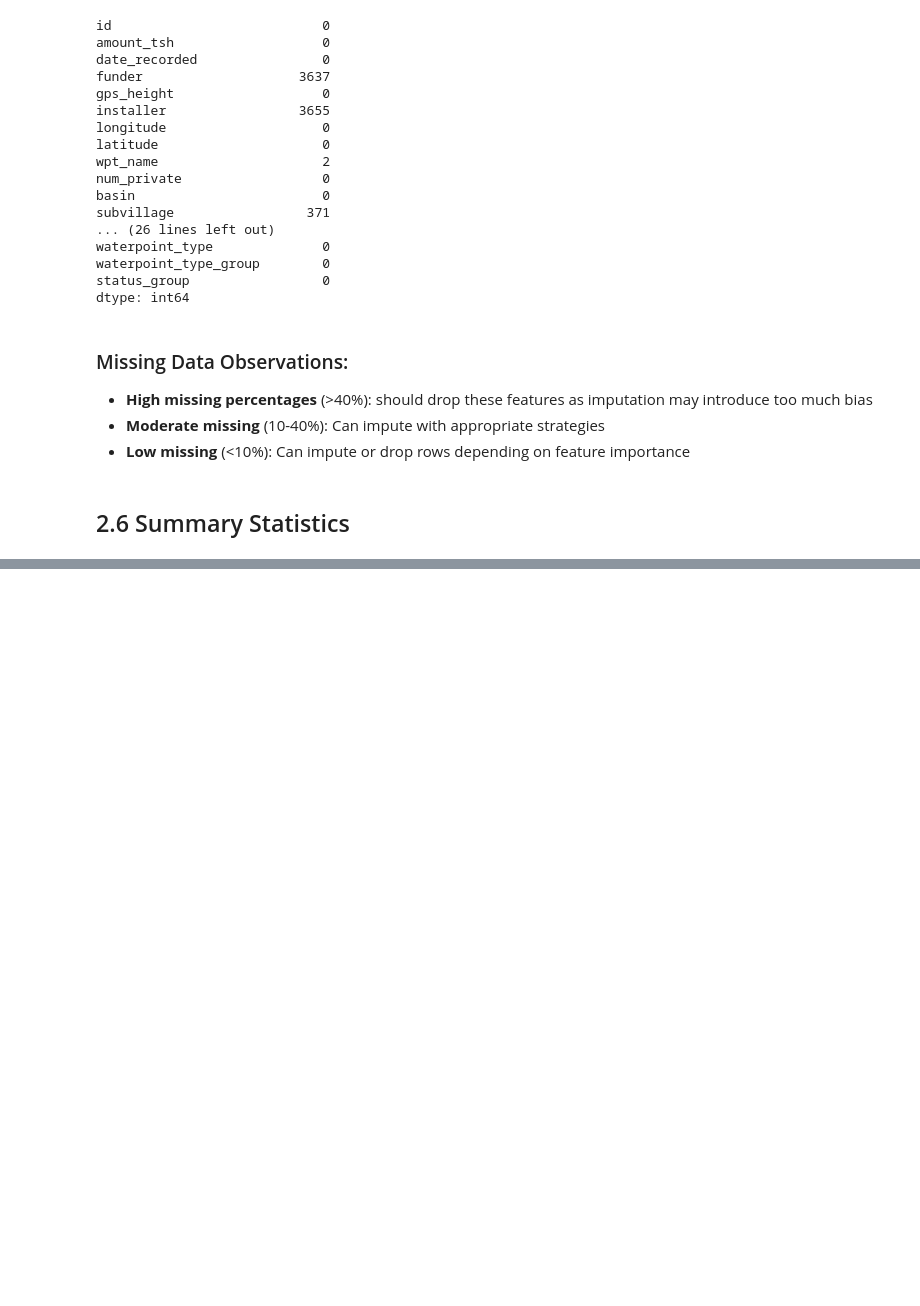
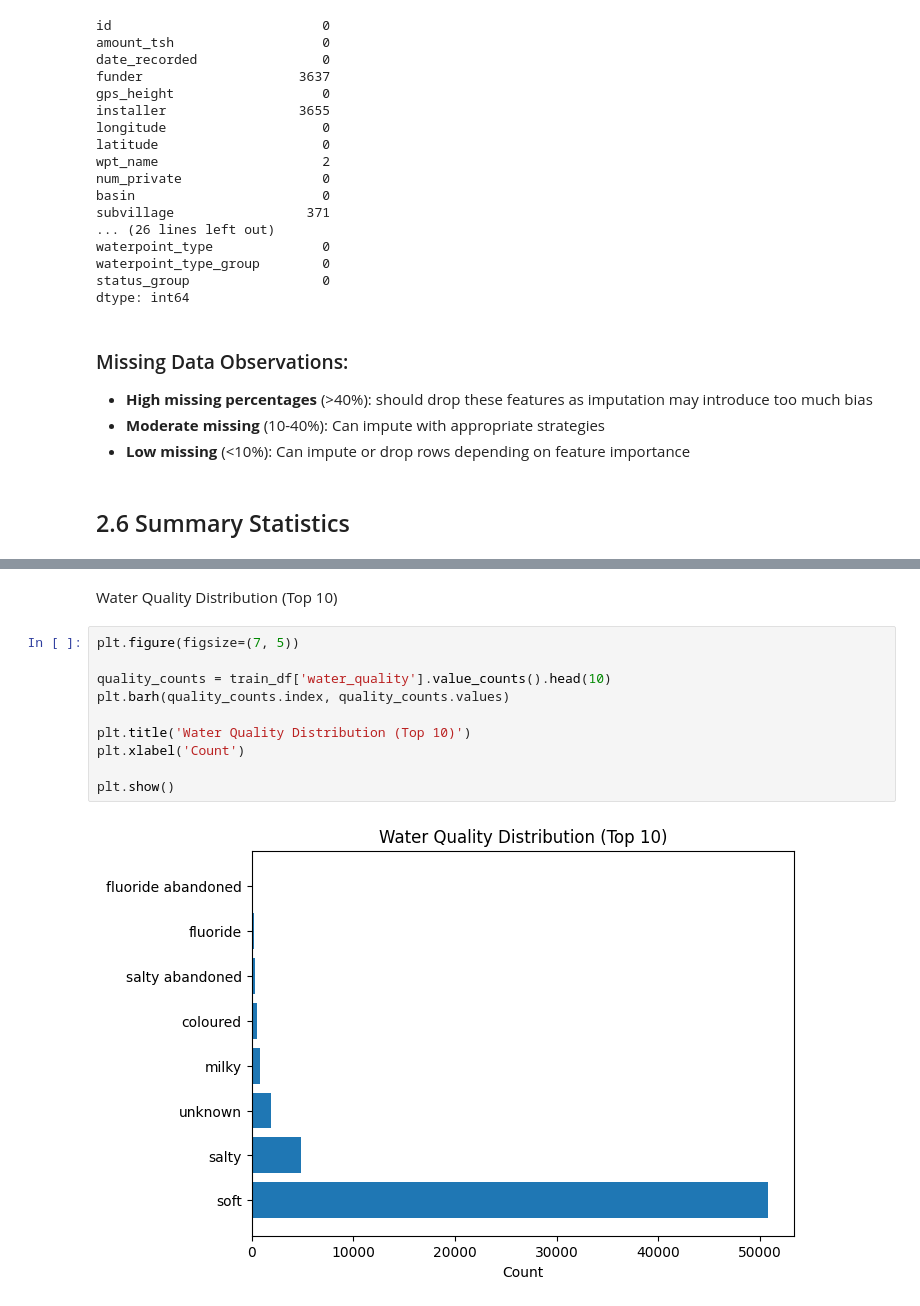
Before and after one commit to Kaks753/Tanzanian-Water-Wells, a Jupyter notebook: Tz_water_wells.ipynb, the cells around one changed output, grey strips where cells are left out. Saved outputs shown, nothing was run; the diff lists cells and outputs as text; blank space fills up the shorter version.

```diff
--- a/Tz_water_wells.ipynb
+++ b/Tz_water_wells.ipynb
@@ -254,0 +295,14 @@ train_df[numeric_features].describe()
+# %% [markdown]
+Water Quality Distribution (Top 10)
+# %%
+plt.figure(figsize=(7, 5))
+
+quality_counts = train_df['water_quality'].value_counts().head(10)
+plt.barh(quality_counts.index, quality_counts.values)
+
+plt.title('Water Quality Distribution (Top 10)')
+plt.xlabel('Count')
+
+plt.show()
+# %% [output]
+[figure, added]
```
Also changed, not shown: parts of 26 cells of this notebook.
